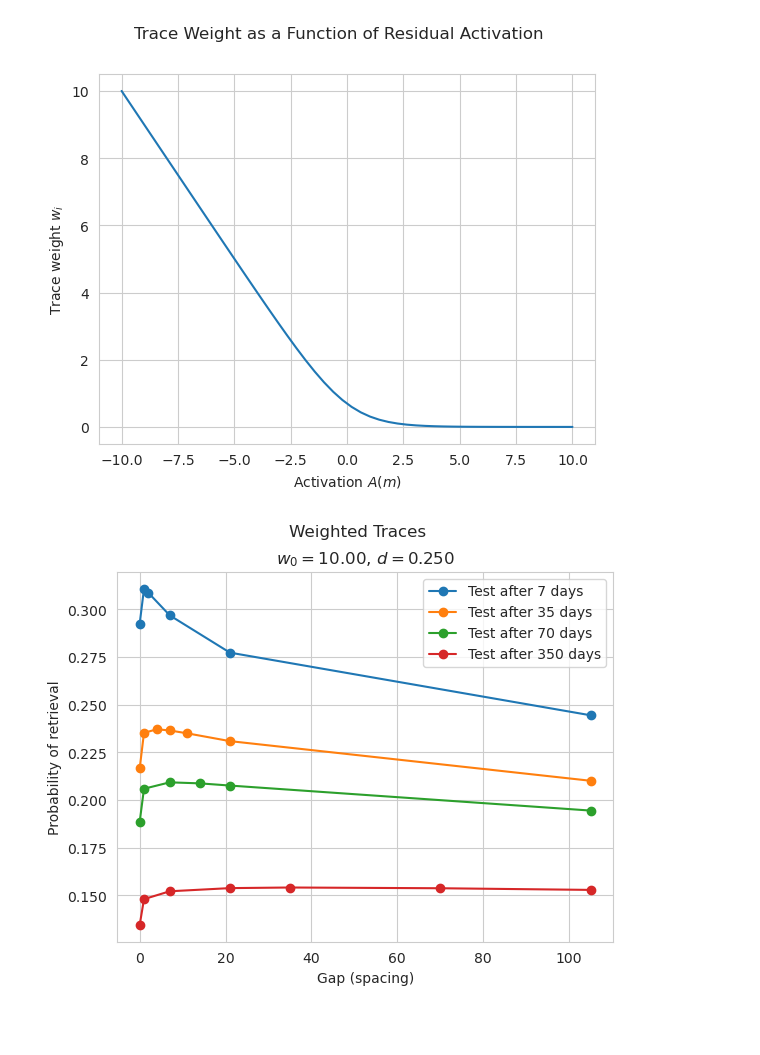
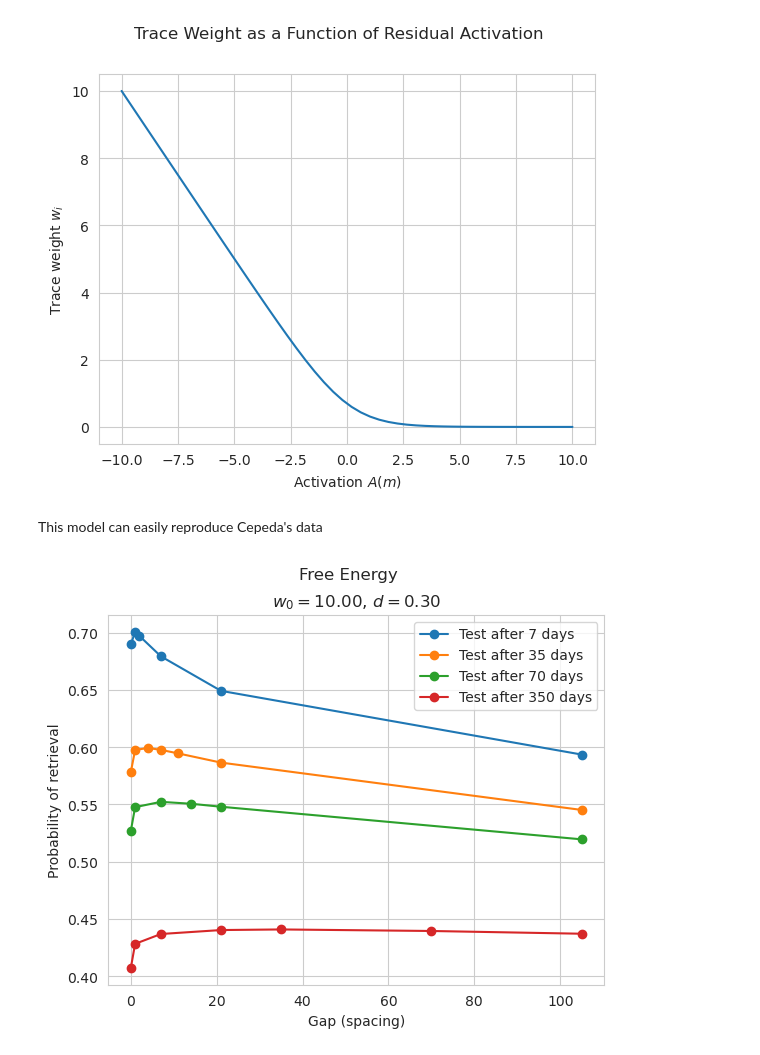
Before and after one commit to UWCCDL/SpacingEffect, a Jupyter notebook: spacing.ipynb, the cells around one changed output. Cells and saved outputs as stored; diff of their text form; code cells hidden in the pictures; blank space fills up the shorter version.

```diff
--- a/spacing.ipynb
+++ b/spacing.ipynb
@@ -127,50 +155,59 @@ plt.suptitle("Trace Weight as a Function of Residual Activation")
 plt.show()
 # %% [output]
 [figure]
+# %% [markdown]
+This model can easily reproduce Cepeda's data
 # %%
 results = {}
 
-d = 0.25
+d_default = 0.3
 w_default = 10
 
-for ri in design.keys():
-    ri_results = []
-    gaps = design[ri]
-    for gap in gaps:
-        risec = ri * daysec
-        gapsec = gap * daysec
-        t1 = 0
-        t2 = gapsec
-        t3 = risec + gapsec
+daysec=24
 
-        # Traces
 
-        trace1 = (t3 - t1)**-d  # Trace 1 at time t
-        trace2 = (t3 - t2)**-d  # Trace 2 at time t
+def free_energy(design, d = d_default, w0 = w_default):
+    results = {}
+    for ri in design.keys():
+        ri_results = []
+        gaps = design[ri]
+        for gap in gaps:
+            risec = ri * daysec
+            gapsec = gap * daysec
+            t1 = 0
+            t2 = gapsec
+            t3 = risec + gapsec
 
-        # Weights
+            # Traces
 
-        w1 = w_default
+            trace1 = (t3 - t1)**-d  # Trace 1 at time t
+            trace2 = (t3 - t2)**-d  # Trace 2 at time t
 
-        A_t2 = log((t2 - t1)**-d)
-        w2 = log(1 + exp(A_t2)) - A_t2
+            # Weights
 
-        A_t = log(w1 * trace1 + w2 * trace2)
-        prob = exp(A_t) / (1 + exp(A_t))
-        ri_results.append(prob)
-    results[ri] = ri_results
+            w1 = w0
 
+            A_t2 = log((t2 - t1)**-d)
+            w2 = log(1 + exp(A_t2)) - A_t2
+
+            A_t = log(w1 * trace1 + w2 * trace2)
+            prob = exp(A_t) / (1 + exp(A_t))
+            ri_results.append(prob)
+        results[ri] = ri_results
+    return results
+
+results = free_energy(design)
 
 for ri in design.keys():
     x = design[ri]
     y = results[ri]
     plt.plot(x, y, "o-")
 
 plt.legend(labels=["Test after %d days" % (x,) for x in design.keys()])
 plt.xlabel("Gap (spacing)")
 plt.ylabel("Probability of retrieval")
-plt.suptitle("Weighted Traces")
-plt.title("$w_0 = %.2f$, $d = %.3f$" % (w_default, d))
+plt.suptitle("Free Energy")
+plt.title("$w_0 = %.2f$, $d = %.2f$" % (w_default, d_default))
 plt.show()
 # %% [output]
-[figure, old version]
+[figure, new version]
```
Also changed, not shown: parts of 24 cells of this notebook.
